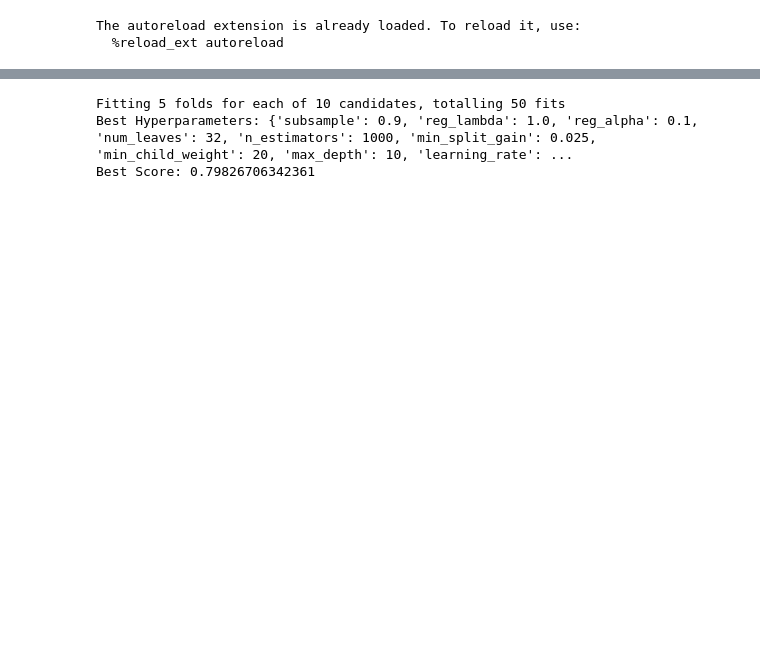
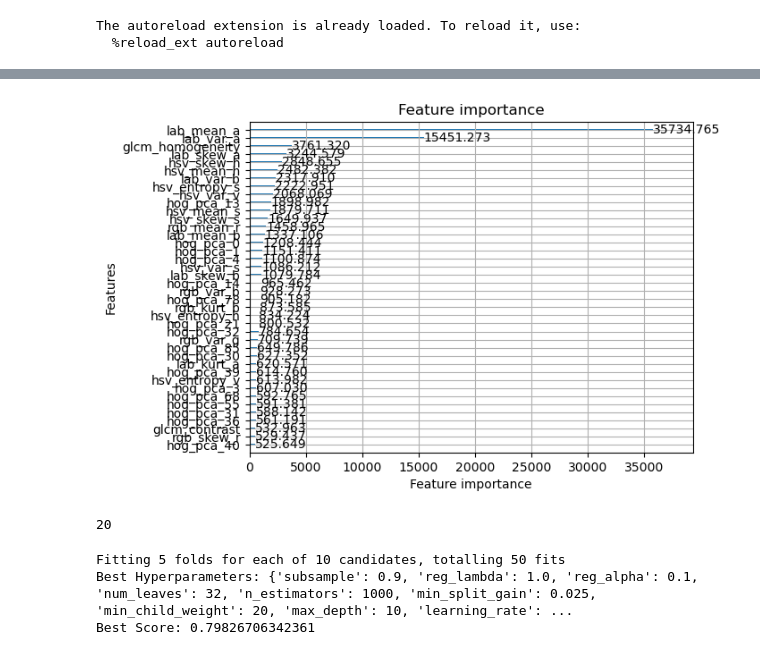
Before and after one commit to drithh/skin-cancer-classification, a Jupyter notebook: full.ipynb, the cells around one changed output, grey strips where cells are left out. Drawn from its saved outputs; the diff is of its cells as text; code cells hidden in the pictures; blank space fills up the shorter version.

```diff
--- a/full.ipynb
+++ b/full.ipynb
@@ -180,0 +226,75 @@ Note: you may need to restart the kernel to use updated packages.
+# %%
+# fit lightgbm
+
+from sklearn.svm import SVC
+from xgboost import XGBClassifier
+import numpy as np
+# Best Hyperparameters: {'subsample': 0.7, 'reg_lambda': 0.01, 'reg_alpha': 0.001, 'num_leaves': 64, 'n_estimators': 500, 'min_split_gain': 0.025, 'min_child_weight': 20, 'max_depth': 10, 'learning_rate': 0.01, 'colsample_bytree': 0.6}
+lgbm = LGBMClassifier(
+    subsample=0.7,
+    reg_lambda=0.01,
+    reg_alpha=0.001,
+    num_leaves=64,
+    n_estimators=500,
+    min_split_gain=0.025,
+    min_child_weight=20,
+    max_depth=10,
+    learning_rate=0.01,
+    colsample_bytree=0.6,
+    silent=-1,
+    verbose=-1,
+)
+
+# svm = SVC(kernel="linear", C=10, gamma=0.1, random_state=42, probability=True)
+
+# svm.fit(
+#     X_train,
+#     y_train,
+# )
+
+
+lgbm.fit(
+    X_train,
+    y_train,
+    eval_set=[(X_test, y_test)],
+)
+
+# classification report
+from sklearn.metrics import classification_report, confusion_matrix
+import seaborn as sns
+
+print("LightGBM")
+y_pred = lgbm.predict(X_test)
+y_pred_proba = lgbm.predict_proba(X_test)
+
+y_pred_proba = pd.DataFrame(y_pred_proba)
+y_pred_proba.to_csv("data/lgbm_y_pred_proba.csv", index=False, float_format="%.5f")
+
+print(classification_report(y_test, y_pred))
+
+
+
+# confusion matrix
+# cm = confusion_matrix(test_df["label"], y_pred)
+# sns.heatmap(cm, annot=True, fmt="d")
+
+# misclassified_indices = test_df.index[test_df["label"] != y_pred]
+# # Display the misclassified instances
+# misclassified_df = test_df.loc[misclassified_indices]
+# print("Misclassified Instances:")
+# display(misclassified_df)
+
+# plot feature importance
+lgb.plot_importance(lgbm, importance_type="gain", max_num_features=40)
+plt.show()
+
+feature_importance = lgbm.feature_importances_
+
+# Step 3: Identify the least important feature
+least_important_feature = np.argmin(feature_importance)
+print(least_important_feature)
+
+# delete the least important feature
+# X_train = X_train.drop(columns=X_train.columns[least_important_feature], inplace=True)
+# X_test = X_test.drop(columns=X_test.columns[least_important_feature], inplace=True)
+# %% [output]
@@ -181,3 +310,5 @@ Note: you may need to restart the kernel to use updated packages.
+[figure, added]
+20
 # %%
 from sklearn.model_selection import RandomizedSearchCV
 from lightgbm import LGBMClassifier
```
Also changed, not shown: parts of 6 cells of this notebook, 4 other files.
